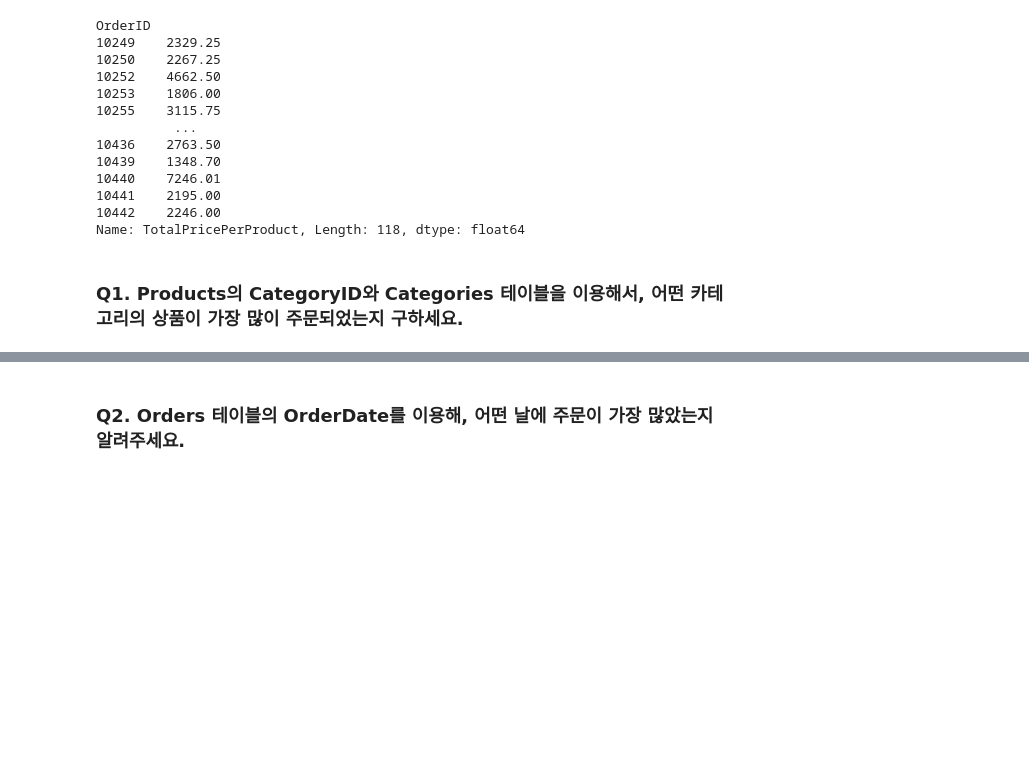
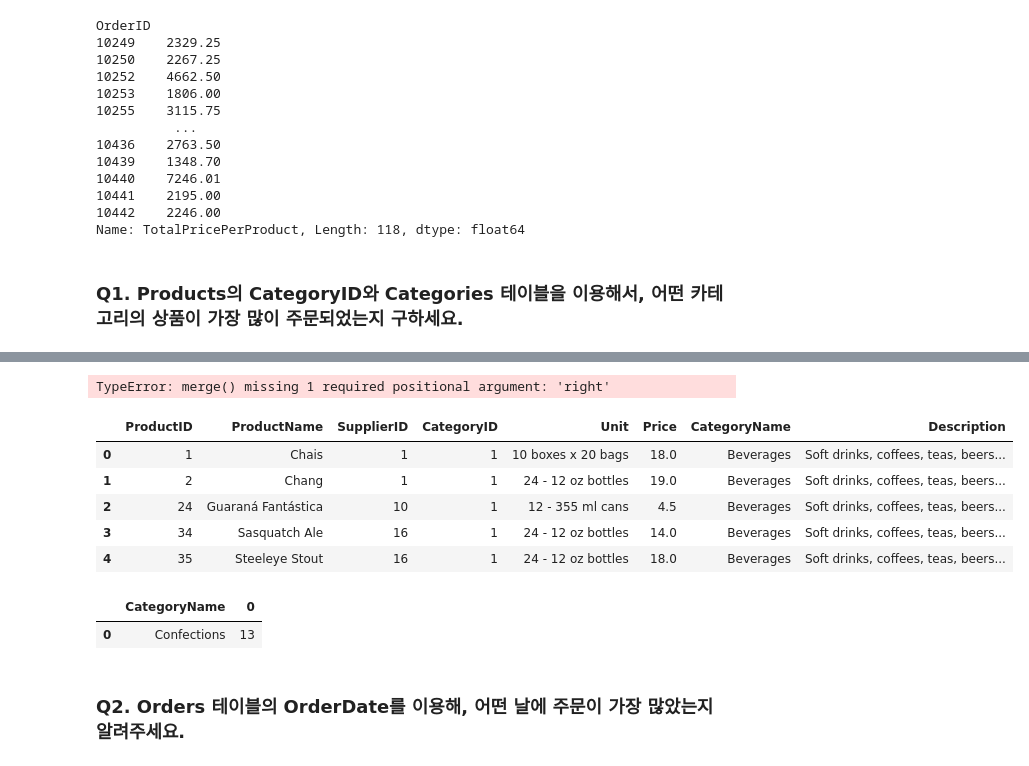
Before and after one commit to canary4651/TIL, a Jupyter notebook: jupyter/SQL & Pandas INNER JOIN.ipynb, the cells around one changed output, grey strips where cells are left out. Drawn from its saved outputs; the diff is of its cells as text; code cells hidden in the pictures; blank space fills up the shorter version.

```diff
--- a/jupyter/SQL & Pandas INNER JOIN.ipynb
+++ b/jupyter/SQL & Pandas INNER JOIN.ipynb
@@ -308,0 +325,15 @@ Name: TotalPricePerProduct, Length: 118, dtype: float64
+# %%
+# 풀이
+products1 = products.merge(categories, how='inner', on ='CategoryID')
+products1.merge()
+# %% [output]
+TypeError: merge() missing 1 required positional argument: 'right'
+# %%
+products1.head()
+# %% [output]
+|  | ProductID | ProductName | SupplierID | CategoryID | Unit | Price | CategoryName | Description |
+| 0 | 1 | Chais | 1 | 1 | 10 boxes x 20 bags | 18.0 | Beverages | Soft drinks, coffees, teas, beers... |
+| 1 | 2 | Chang | 1 | 1 | 24 - 12 oz bottles | 19.0 | Beverages | Soft drinks, coffees, teas, beers... |
+| 2 | 24 | Guaraná Fantástica | 10 | 1 | 12 - 355 ml cans | 4.5 | Beverages | Soft drinks, coffees, teas, beers... |
+| 3 | 34 | Sasquatch Ale | 16 | 1 | 24 - 12 oz bottles | 14.0 | Beverages | Soft drinks, coffees, teas, beers... |
+| 4 | 35 | Steeleye Stout | 16 | 1 | 24 - 12 oz bottles | 18.0 | Beverages | Soft drinks, coffees, teas, beers... |
@@ -309,2 +343,7 @@ Name: TotalPricePerProduct, Length: 118, dtype: float64
+# %%
+product_max_name.reset_index().head(1)
+# %% [output]
+|  | CategoryName | 0 |
+| 0 | Confections | 13 |
 # %% [markdown]
 ### Q2. Orders 테이블의 OrderDate를 이용해, 어떤 날에 주문이 가장 많았는지 알려주세요.
```
Also changed, not shown: parts of 9 cells of this notebook, 3 other files.
